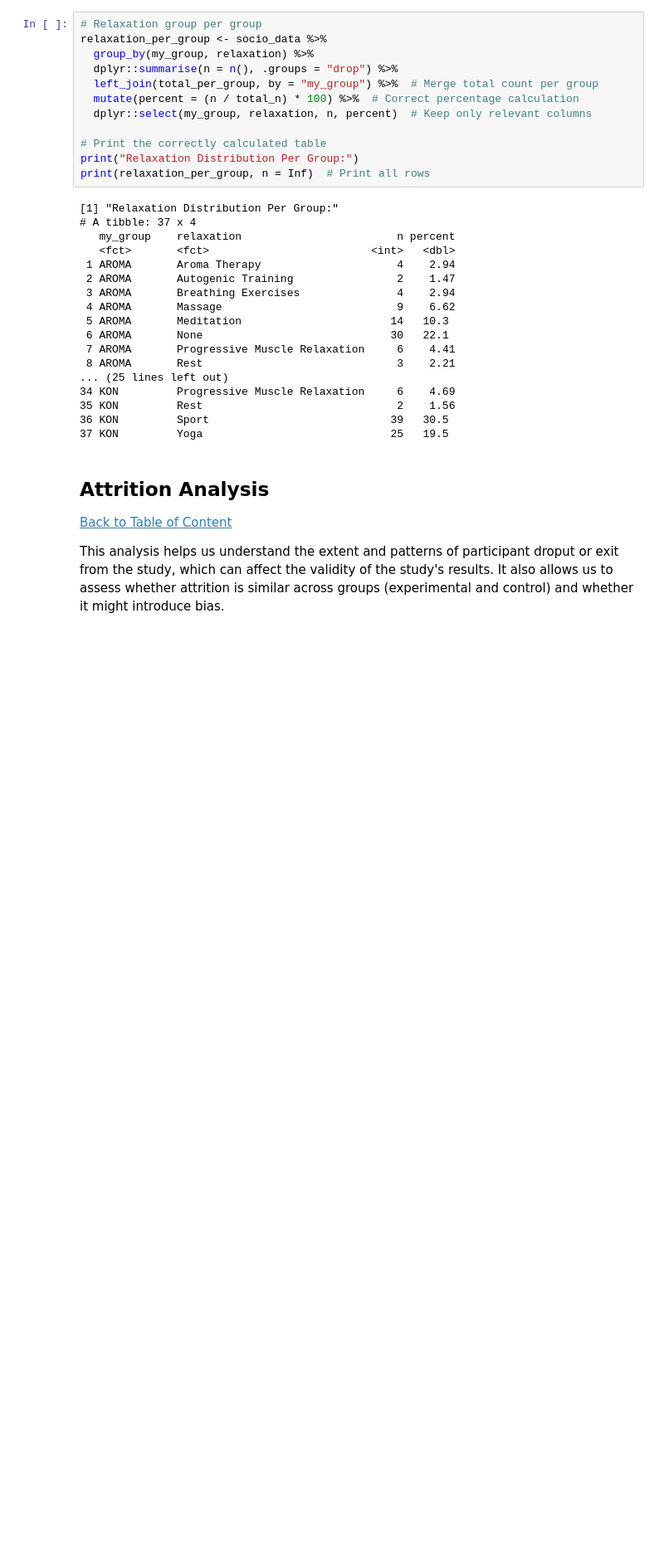
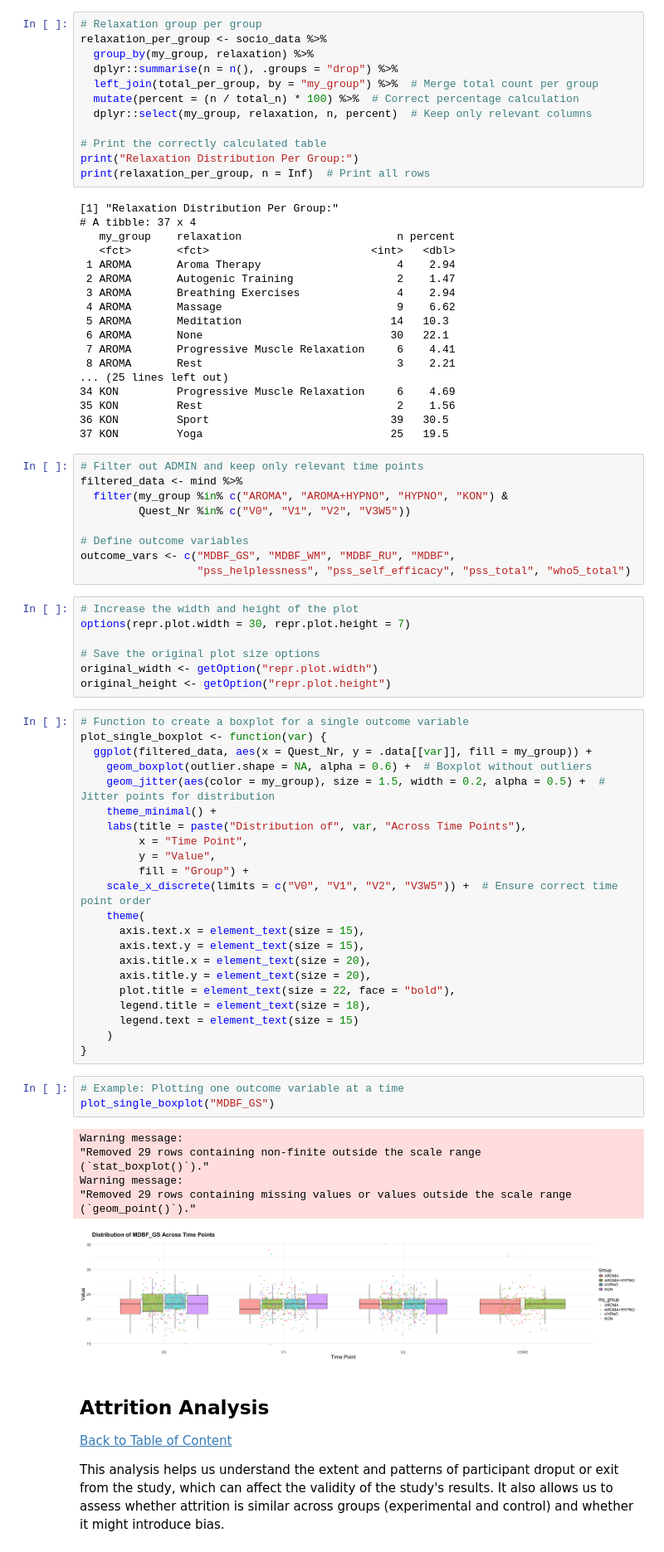
Before and after one commit to sschepanski/MindSpaceOne, a Jupyter notebook: scr/Analysis.ipynb, the cells around one changed output. Shown at 83% size. Cells and saved outputs as stored; diff of their text form; blank space fills up the shorter version.

```diff
--- a/scr/Analysis.ipynb
+++ b/scr/Analysis.ipynb
@@ -764,6 +769,55 @@ print(relaxation_per_group, n = Inf)  # Print all rows
 35 KON         Rest                              2    1.56
 36 KON         Sport                            39   30.5
 37 KON         Yoga                             25   19.5
+# %%
+# Filter out ADMIN and keep only relevant time points
+filtered_data <- mind %>%
+  filter(my_group %in% c("AROMA", "AROMA+HYPNO", "HYPNO", "KON") &
+         Quest_Nr %in% c("V0", "V1", "V2", "V3W5"))
+
+# Define outcome variables
+outcome_vars <- c("MDBF_GS", "MDBF_WM", "MDBF_RU", "MDBF",
+                  "pss_helplessness", "pss_self_efficacy", "pss_total", "who5_total")
+# %%
+# Increase the width and height of the plot
+options(repr.plot.width = 30, repr.plot.height = 7)
+
+# Save the original plot size options
+original_width <- getOption("repr.plot.width")
+original_height <- getOption("repr.plot.height")
+# %%
+# Function to create a boxplot for a single outcome variable
+plot_single_boxplot <- function(var) {
+  ggplot(filtered_data, aes(x = Quest_Nr, y = .data[[var]], fill = my_group)) +
+    geom_boxplot(outlier.shape = NA, alpha = 0.6) +  # Boxplot without outliers
+    geom_jitter(aes(color = my_group), size = 1.5, width = 0.2, alpha = 0.5) +  # Jitter points for distribution
+    theme_minimal() +
+    labs(title = paste("Distribution of", var, "Across Time Points"),
+         x = "Time Point",
+         y = "Value",
+         fill = "Group") +
+    scale_x_discrete(limits = c("V0", "V1", "V2", "V3W5")) +  # Ensure correct time point order
+    theme(
+      axis.text.x = element_text(size = 15),
+      axis.text.y = element_text(size = 15),
+      axis.title.x = element_text(size = 20),
+      axis.title.y = element_text(size = 20),
+      plot.title = element_text(size = 22, face = "bold"),
+      legend.title = element_text(size = 18),
+      legend.text = element_text(size = 15)
+    )
+}
+# %%
+# Example: Plotting one outcome variable at a time
+plot_single_boxplot("MDBF_GS")
+# %% [output]
+Warning message:
+"Removed 29 rows containing non-finite outside the scale range
+(`stat_boxplot()`)."
+Warning message:
+"Removed 29 rows containing missing values or values outside the scale range
+(`geom_point()`)."
+[figure, added]
 # %% [markdown]
 ## Attrition Analysis
 [Back to Table of Content](#table-of-content)
```
Also changed, not shown: parts of 1 cell of this notebook.
